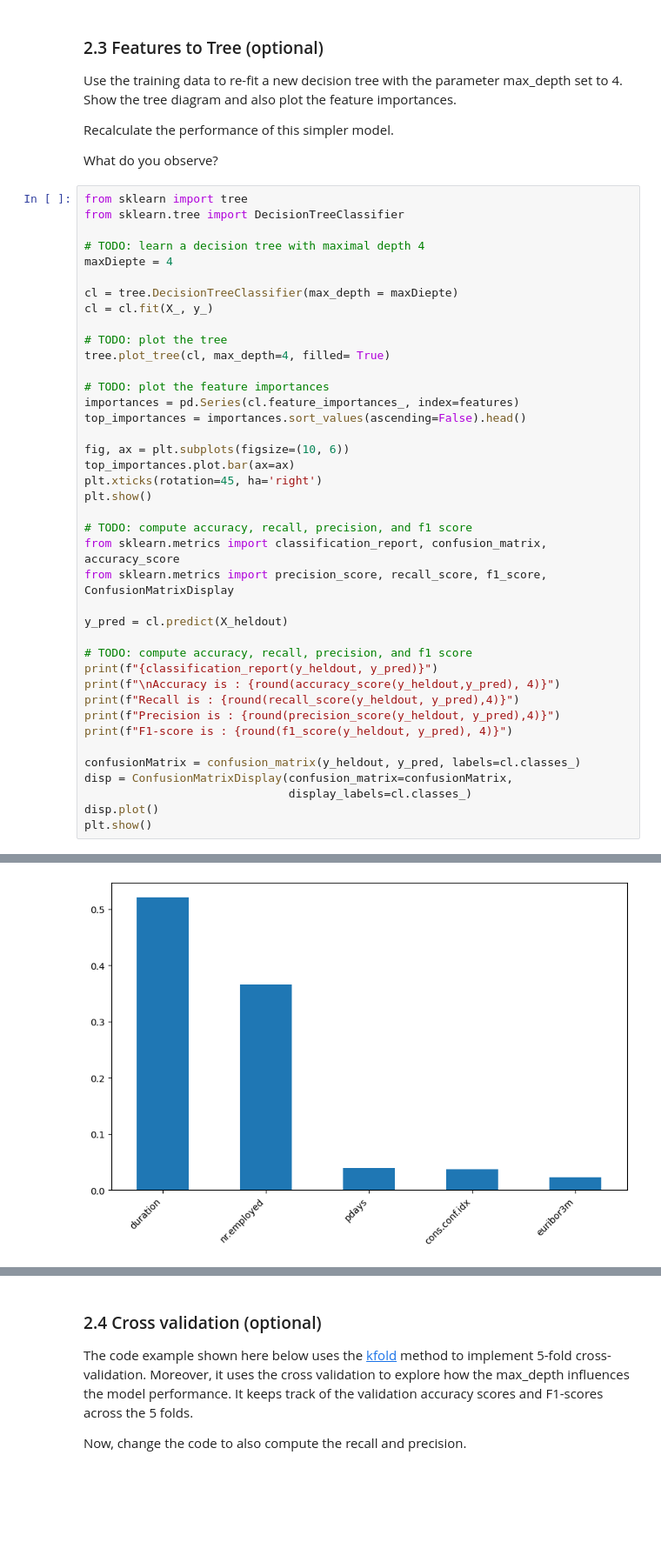
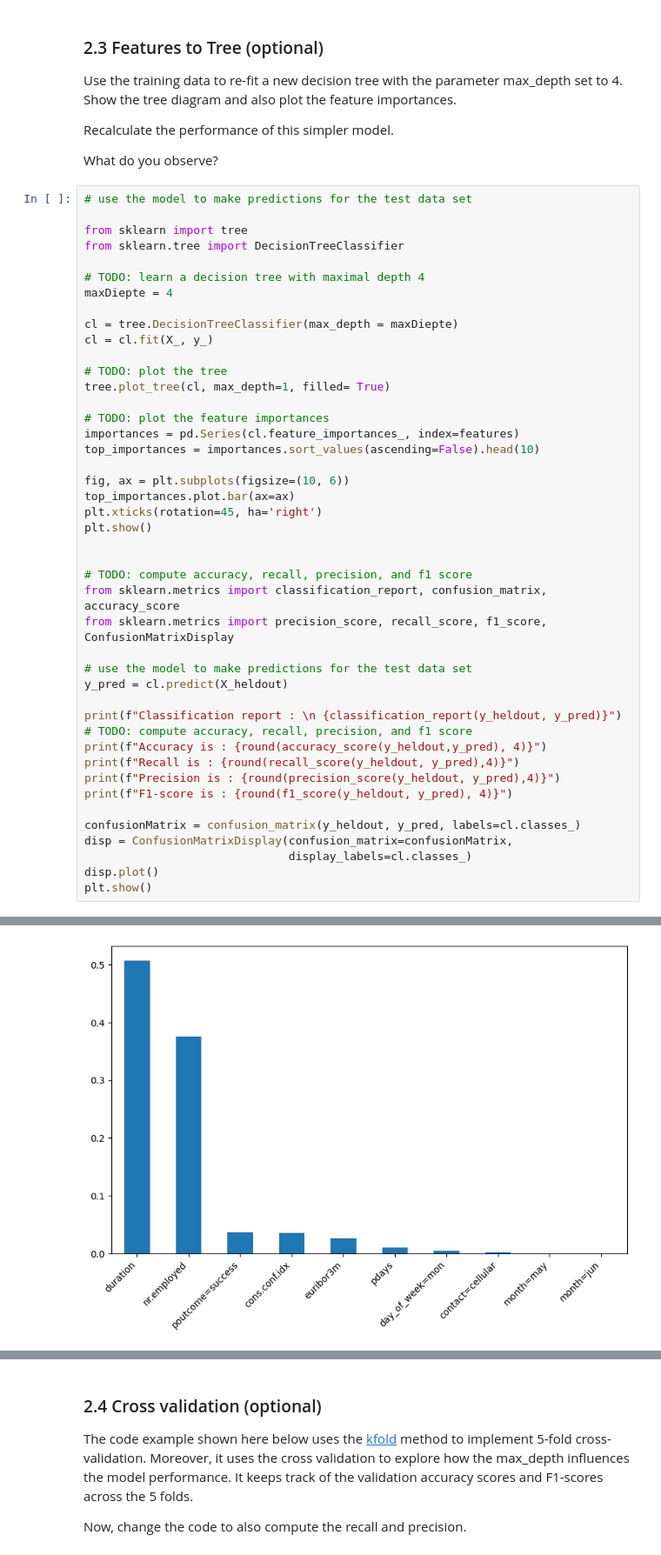
Before and after one commit to Zi-lon/Applications-of-machine-learning, a Jupyter notebook: Assignment 1/Assignment 1.ipynb, the cells around one changed output, grey strips where cells are left out. Shown at 87% size. Saved outputs shown, nothing was run; the diff lists cells and outputs as text; blank space fills up the shorter version.

```diff
--- a/Assignment 1/Assignment 1.ipynb
+++ b/Assignment 1/Assignment 1.ipynb
@@ -290,6 +327,8 @@ Recalculate the performance of this simpler model.
 
 What do you observe?
 # %%
+# use the model to make predictions for the test data set
+
 from sklearn import tree
 from sklearn.tree import DecisionTreeClassifier
 
@@ -300,26 +339,28 @@ cl = tree.DecisionTreeClassifier(max_depth = maxDiepte)
 cl = cl.fit(X_, y_)
 
 # TODO: plot the tree
-tree.plot_tree(cl, max_depth=4, filled= True)
+tree.plot_tree(cl, max_depth=1, filled= True)
 
 # TODO: plot the feature importances
 importances = pd.Series(cl.feature_importances_, index=features)
-top_importances = importances.sort_values(ascending=False).head()
+top_importances = importances.sort_values(ascending=False).head(10)
 
 fig, ax = plt.subplots(figsize=(10, 6))
 top_importances.plot.bar(ax=ax)
 plt.xticks(rotation=45, ha='right')
 plt.show()
 
+
 # TODO: compute accuracy, recall, precision, and f1 score
 from sklearn.metrics import classification_report, confusion_matrix, accuracy_score
 from sklearn.metrics import precision_score, recall_score, f1_score, ConfusionMatrixDisplay
 
+# use the model to make predictions for the test data set
 y_pred = cl.predict(X_heldout)
 
+print(f"Classification report : \n {classification_report(y_heldout, y_pred)}")
 # TODO: compute accuracy, recall, precision, and f1 score
-print(f"{classification_report(y_heldout, y_pred)}")
-print(f"\nAccuracy is : {round(accuracy_score(y_heldout,y_pred), 4)}")
+print(f"Accuracy is : {round(accuracy_score(y_heldout,y_pred), 4)}")
 print(f"Recall is : {round(recall_score(y_heldout, y_pred),4)}")
 print(f"Precision is : {round(precision_score(y_heldout, y_pred),4)}")
 print(f"F1-score is : {round(f1_score(y_heldout, y_pred), 4)}")
@@ -334 +375 @@ plt.show()
-[figure, old version]
+[figure, new version]
```
Also changed, not shown: parts of 17 cells of this notebook.
